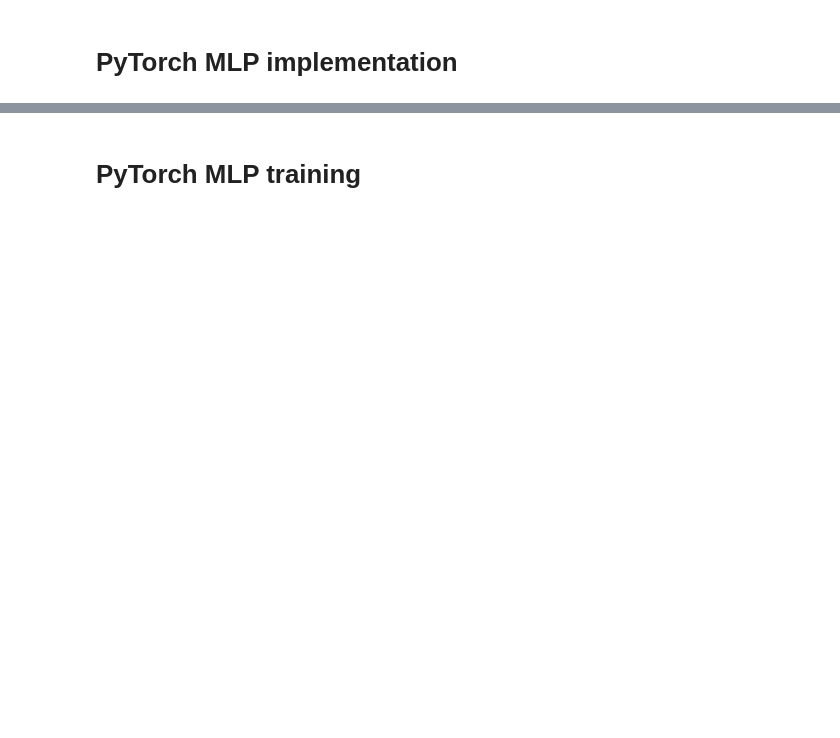
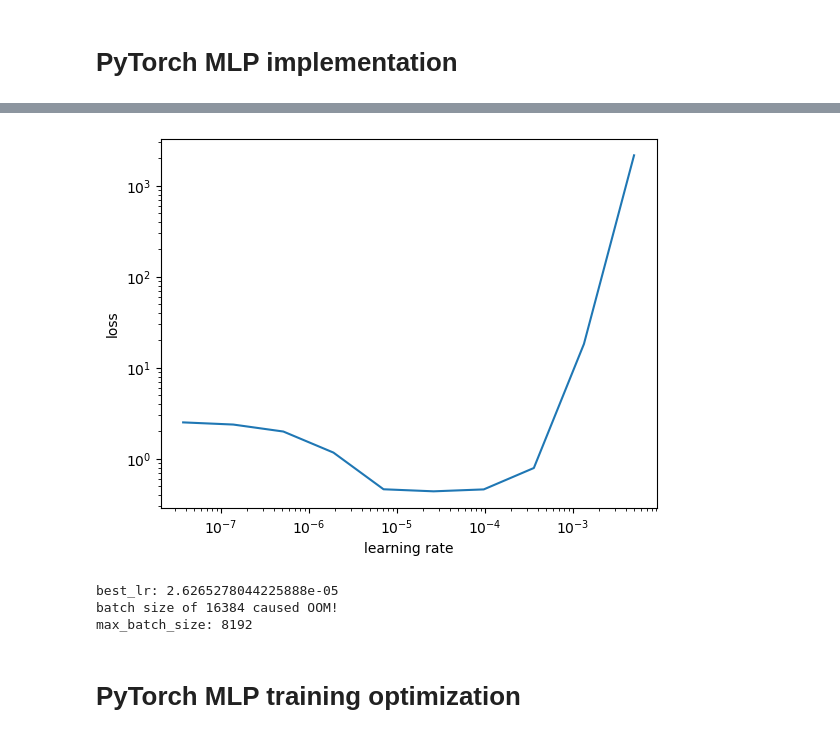
Before and after one commit to luzny274/Taipei-Bus-Stop-Traffic-Prediction, a Jupyter notebook: Vita/Linear_Regression__log_scale.ipynb, the cells around one changed output, grey strips where cells are left out. Drawn from its saved outputs; the diff is of its cells as text; code cells hidden in the pictures; blank space fills up the shorter version.

```diff
--- a/Vita/Linear_Regression__log_scale.ipynb
+++ b/Vita/Linear_Regression__log_scale.ipynb
@@ -709,3 +859,18 @@ class MLP_Regressor(nn.Module):
         x = self.fc2(x)
 
         return x
+# %%
+# Find the best initial learning rate
+hidden_size = 100000
+
+params = {'batch_size': 4, 'loss': 'MSE', 'weight_decay': 0, 'input_dropout_rate': None, 'hidden_dropout_rate': None, 'hidden_size': hidden_size}
+min_lr = 1e-8
+max_lr = 5e-3
+steps = 10
+
+model, train_losses, learning_rates, best_lr_MLP = Learning_Rate_Range_Test(MLP_Regressor, min_lr, max_lr, steps, params)
+print("best_lr:", best_lr_MLP)
+
+# Find the maximum batch size
+max_batch_size_MLP = get_max_batch_size(model)
+# %% [output]
@@ -712,4 +895,8 @@ class MLP_Regressor(nn.Module):
+[figure, added]
+best_lr: 2.6265278044225888e-05
+batch size of 16384 caused OOM!
+max_batch_size: 8192
 # %% [markdown]
-# PyTorch MLP training
+# PyTorch MLP training optimization
 # %%
 # Parameters for grid search
```
Also changed, not shown: parts of 17 cells of this notebook.
